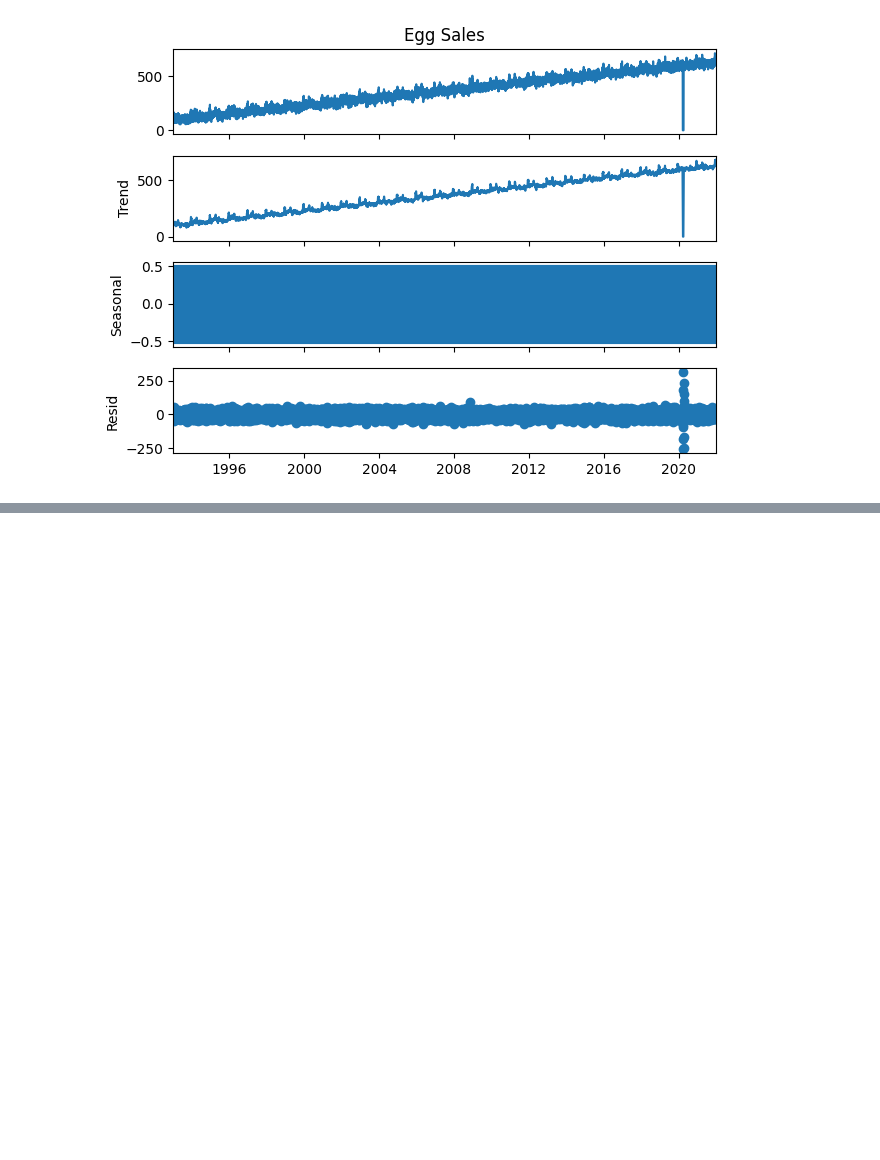
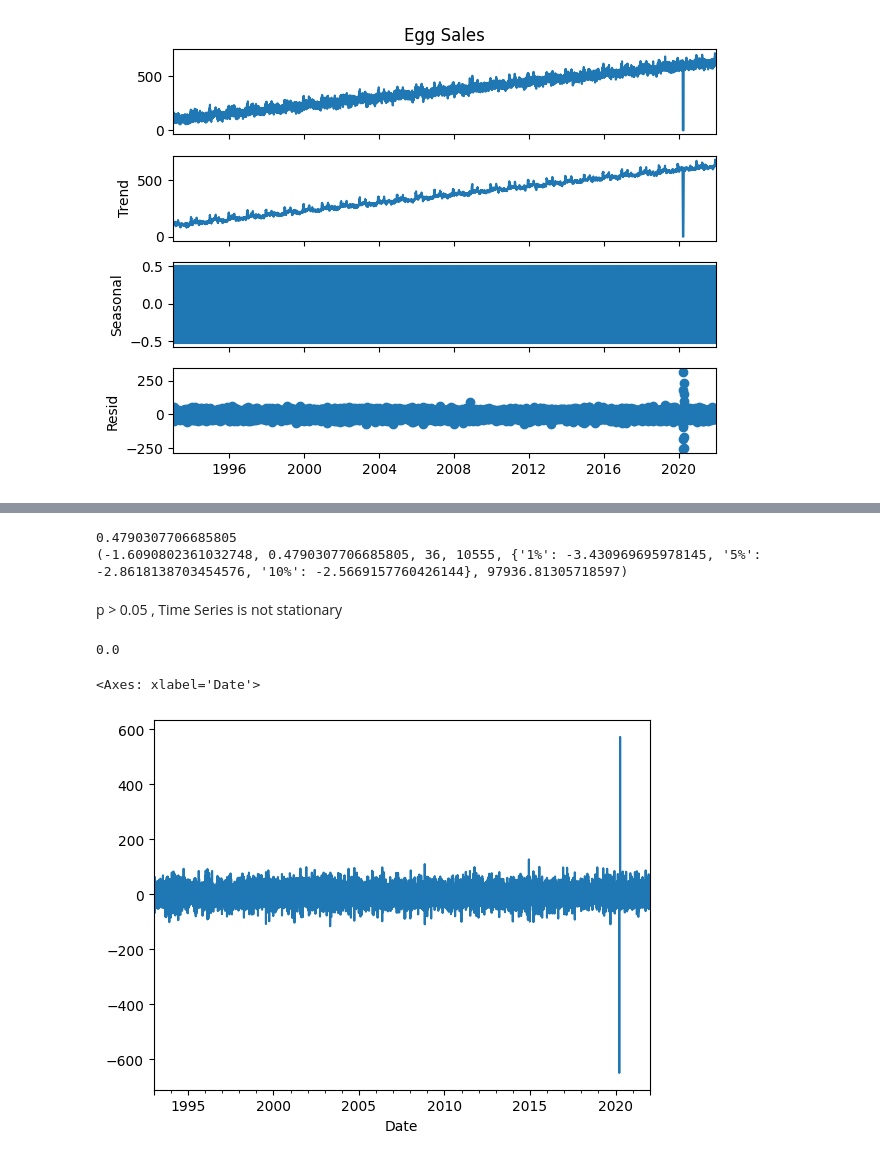
Before and after one commit to rohit-singh08/Kaggle-dumps, a Jupyter notebook: egg-price-prediction.ipynb, the cells around one changed output, grey strips where cells are left out. Drawn from its saved outputs; the diff is of its cells as text; code cells hidden in the pictures; blank space fills up the shorter version.

```diff
--- a/egg-price-prediction.ipynb
+++ b/egg-price-prediction.ipynb
@@ -103,0 +159,21 @@ decompose_result.plot()
+# %%
+#checking the stationarity of the series
+from statsmodels.tsa.stattools import adfuller # Augmented Dicky-Fuller Test
+result = adfuller(data['Egg Sales'])
+print(result[1])
+print(result)
+# %% [output]
+0.4790307706685805
+(-1.6090802361032748, 0.4790307706685805, 36, 10555, {'1%': -3.430969695978145, '5%': -2.8618138703454576, '10%': -2.5669157760426144}, 97936.81305718597)
+# %% [markdown]
+p > 0.05 , Time Series is not stationary
+# %%
+result = adfuller(data['Egg Sales'].diff().dropna())
+print(result[1])
+# %% [output]
+0.0
+# %%
+data['Egg Sales'].diff().dropna().plot()
+# %% [output]
+<Axes: xlabel='Date'>
+[figure, added]
```
Also changed, not shown: parts of 32 cells of this notebook.
